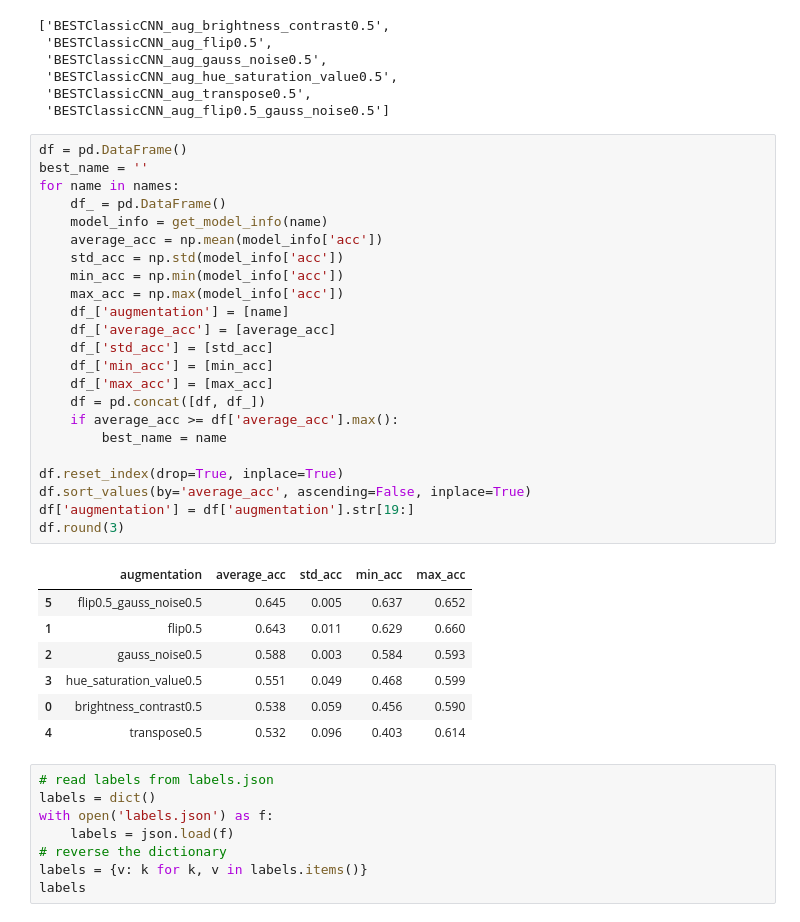
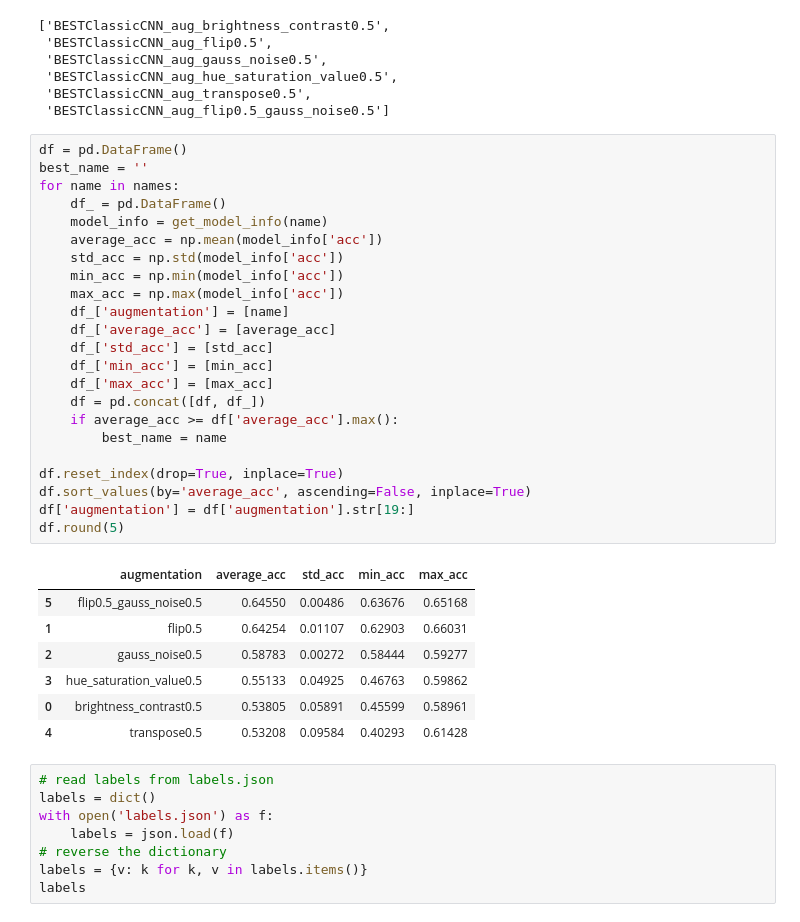
Before and after one commit to amajczyk/2024L_DeepLearning_P1, a Jupyter notebook: summaries/bestCNN_augmentations.ipynb, the cells around one changed output. Saved outputs shown, nothing was run; the diff lists cells and outputs as text.

```diff
--- a/summaries/bestCNN_augmentations.ipynb
+++ b/summaries/bestCNN_augmentations.ipynb
@@ -29,34 +29,34 @@ names
 # %%
 df = pd.DataFrame()
 best_name = ''
 for name in names:
     df_ = pd.DataFrame()
     model_info = get_model_info(name)
     average_acc = np.mean(model_info['acc'])
     std_acc = np.std(model_info['acc'])
     min_acc = np.min(model_info['acc'])
     max_acc = np.max(model_info['acc'])
     df_['augmentation'] = [name]
     df_['average_acc'] = [average_acc]
     df_['std_acc'] = [std_acc]
     df_['min_acc'] = [min_acc]
     df_['max_acc'] = [max_acc]
     df = pd.concat([df, df_])
     if average_acc >= df['average_acc'].max():
         best_name = name
 
 df.reset_index(drop=True, inplace=True)
 df.sort_values(by='average_acc', ascending=False, inplace=True)
 df['augmentation'] = df['augmentation'].str[19:]
-df.round(3)
+df.round(5)
 # %% [output]
 |  | augmentation | average_acc | std_acc | min_acc | max_acc |
-| 5 | flip0.5_gauss_noise0.5 | 0.645 | 0.005 | 0.637 | 0.652 |
-| 1 | flip0.5 | 0.643 | 0.011 | 0.629 | 0.660 |
-| 2 | gauss_noise0.5 | 0.588 | 0.003 | 0.584 | 0.593 |
-| 3 | hue_saturation_value0.5 | 0.551 | 0.049 | 0.468 | 0.599 |
-| 0 | brightness_contrast0.5 | 0.538 | 0.059 | 0.456 | 0.590 |
-| 4 | transpose0.5 | 0.532 | 0.096 | 0.403 | 0.614 |
+| 5 | flip0.5_gauss_noise0.5 | 0.64550 | 0.00486 | 0.63676 | 0.65168 |
+| 1 | flip0.5 | 0.64254 | 0.01107 | 0.62903 | 0.66031 |
+| 2 | gauss_noise0.5 | 0.58783 | 0.00272 | 0.58444 | 0.59277 |
+| 3 | hue_saturation_value0.5 | 0.55133 | 0.04925 | 0.46763 | 0.59862 |
+| 0 | brightness_contrast0.5 | 0.53805 | 0.05891 | 0.45599 | 0.58961 |
+| 4 | transpose0.5 | 0.53208 | 0.09584 | 0.40293 | 0.61428 |
 # %%
 # read labels from labels.json
 labels = dict()
```
Also changed, not shown: parts of 2 cells of this notebook, 16 other files.
